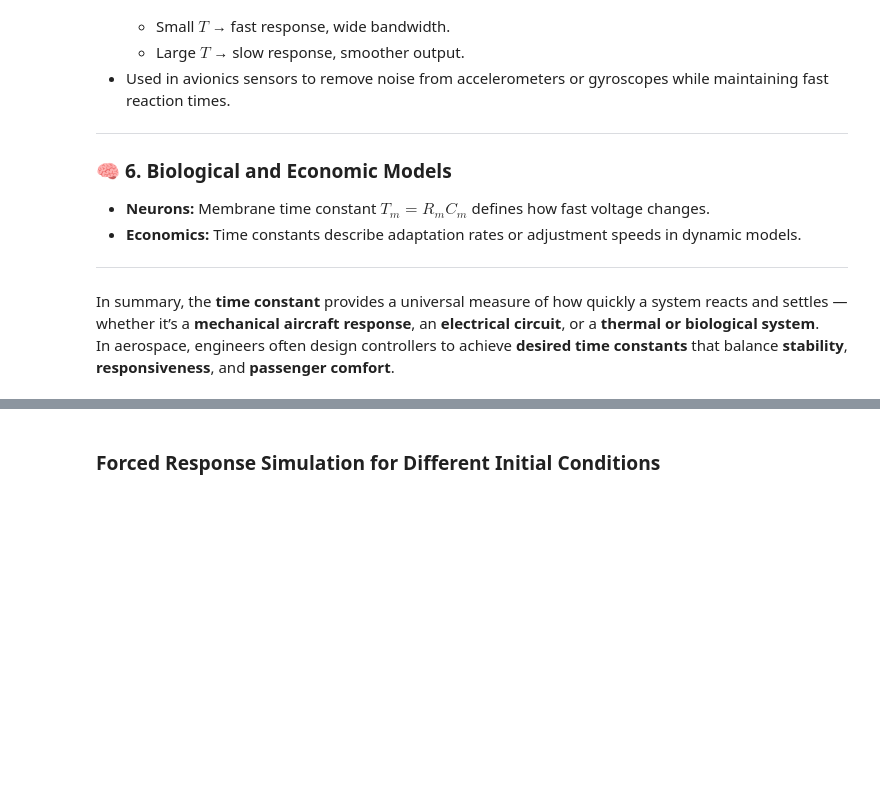
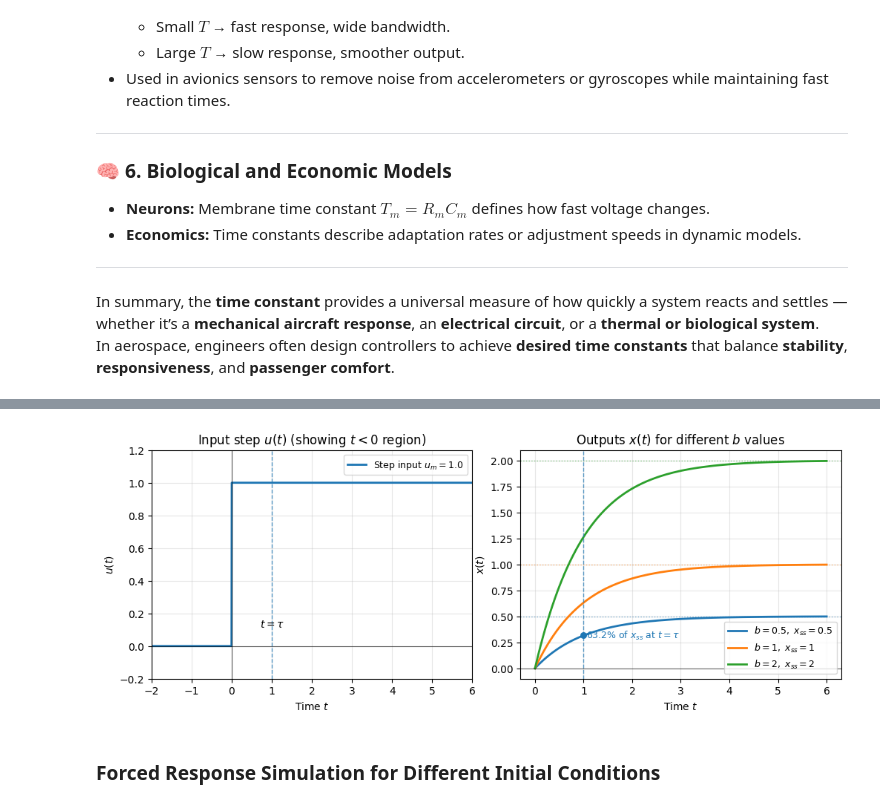
Before and after one commit to suann124/AIinTeaching_Archive, a Jupyter notebook: lectures/L4_Firstorder_1.ipynb, the cells around one changed output, grey strips where cells are left out. Cells and saved outputs as stored; diff of their text form; code cells hidden in the pictures; blank space fills up the shorter version.

```diff
--- a/lectures/L4_Firstorder_1.ipynb
+++ b/lectures/L4_Firstorder_1.ipynb
@@ -591,22 +492,22 @@ import matplotlib.pyplot as plt
 # Parameters
 x0 = 1.0
 t = np.linspace(0, 10, 400)
-a_values = [-0.5, -1, -2]  # asymptotically stable cases (a < 0)
+A_values = [-0.5, -1, -2]  # asymptotically stable cases (a < 0)
 colors = ['tab:blue', 'tab:orange', 'tab:green']  # consistent colors
 
 plt.figure(figsize=(8, 5))
 
-for a, color in zip(a_values, colors):
-    T = -1 / a
-    x = np.exp(a * t) * x0
-    plt.plot(t, x, color=color, label=f"$a = {a}$, $T = {T:.2f}$")
+for A, color in zip(A_values, colors):
+    T = -1 / A
+    x = np.exp(A * t) * x0
+    plt.plot(t, x, color=color, label=f"$A = {A}$, $T = {T:.2f}$")
 
     # Plot vertical dashed lines at 1T and 5T in same color
     for k, label_text in zip([1, 5], ['1T', '5T']):
         tT = k * T
         plt.axvline(tT, color=color, linestyle='--', linewidth=0.9)
-        plt.plot(tT, np.exp(a * tT) * x0, 'o', color=color)
-        plt.text(tT + 0.1, np.exp(a * tT) * x0, f"{label_text}",
+        plt.plot(tT, np.exp(A * tT) * x0, 'o', color=color)
+        plt.text(tT + 0.1, np.exp(A * tT) * x0, f"{label_text}",
                  color=color, va='center', fontsize=9)
 
 # Add horizontal e^{-k} reference lines
@@ -615,7 +516,7 @@ for k in range(1, 4):
     plt.text(8.15, np.exp(-k), f"$e^{{-{k}}}$", color='r', va='center', fontsize=9)
 
 # Labels and formatting
-plt.title(r"Free Response and Time Constant: $x(t) = e^{a t} x_0$")
+plt.title(r"Free Response and Time Constant: $x(t) = e^{A t} x_0$")
 plt.xlabel("Time $t$")
 plt.ylabel("$x(t)$")
 plt.grid(True, which='both', linestyle=':')
@@ -807,3 +710,80 @@ $$
+# %%
+# Corrected version: consistent legend and color mapping for b values
+
+import numpy as np
+import matplotlib.pyplot as plt
+
+def plot_inputs_outputs_multi_b(a=-1.0, b_values=(0.5, 1.0, 2.0),
+                                u_m=1.0, t_pre=2.0, t_end=8.0, n_pts=1200):
+    """
+    Consistent notation: x(t) = -(b/a) * u_m * (1 - e^{a t})
+    Shows input step (t<0 region) and responses for several b values.
+    """
+    if a >= 0:
+        raise ValueError("Use a < 0 for a stable first-order system.")
+    b_values = list(b_values)
+    if len(b_values) == 0:
+        raise ValueError("Provide at least one value in b_values.")
+
+    # Time setup
+    t_full = np.linspace(-t_pre, t_end, n_pts)
+    t = np.linspace(0.0, t_end, n_pts)
+    u = np.where(t_full >= 0, u_m, 0.0)
+    tau = 1.0 / abs(a)
+
+    # --- Figure setup ---
+    fig, axes = plt.subplots(1, 2, figsize=(12, 4), sharex=False, gridspec_kw=dict(wspace=0.15))
+    ax_u, ax_x = axes
+
+    # --- Left: Step input ---
+    ax_u.plot(t_full, u, linewidth=2, color='tab:blue', label=f"Step input $u_m={u_m}$")
+    ax_u.axhline(0, color='k', linewidth=0.8, alpha=0.6)
+    ax_u.axvline(0, color='k', linewidth=0.8, alpha=0.6)
+    ax_u.axvline(tau, linestyle='--', linewidth=1, alpha=0.7)
+    ax_u.text(tau, u_m*0.1, r"$t=\tau$", ha="center", va="bottom")
+    ax_u.set_xlim(-t_pre, t_end)
+    ax_u.set_ylim(-0.2*u_m, 1.2*u_m)
+    ax_u.set_title("Input step $u(t)$ (showing $t<0$ region)")
+    ax_u.set_xlabel("Time $t$")
+    ax_u.set_ylabel("$u(t)$")
+    ax_u.grid(True, alpha=0.3)
+    ax_u.legend(fontsize=9)
+
+    # --- Right: Outputs x(t) for multiple b values ---
+    cmap = plt.get_cmap('tab10')
+    legends = []
+
+    for i, b in enumerate(b_values):
+        color = cmap(i % 10)
+        x_ss = -(b/a) * u_m
+        x = x_ss * (1.0 - np.exp(a * t))
+        ax_x.plot(t, x, linewidth=2, color=color, label=fr"$b={b:g},\ x_{{ss}}={x_ss:g}$")
+        ax_x.axhline(x_ss, linestyle=':', linewidth=1, color=color, alpha=0.5)
+
+    # 63.2% marker for first curve
+    b0 = b_values[0]
+    xss0 = -(b0/a) * u_m
+    ax_x.scatter([tau], [xss0*(1 - np.e**-1)], s=30, zorder=5, color=cmap(0))
+    ax_x.annotate(r"$63.2\%$ of $x_{ss}$ at $t=\tau$",
+                  xy=(tau, xss0*(1 - np.e**-1)),
+                  xytext=(tau*1.05, xss0*(1 - np.e**-1)),
+                  ha="left", va="center", fontsize=9, color=cmap(0))
+
+    # axis formatting
+    ax_x.axhline(0, color='k', linewidth=0.8, alpha=0.6)
+    ax_x.axvline(tau, linestyle='--', linewidth=1, alpha=0.7)
+    ax_x.set_title("Outputs $x(t)$ for different $b$ values")
+    ax_x.set_xlabel("Time $t$")
+    ax_x.set_ylabel("$x(t)$")
+    ax_x.grid(True, alpha=0.3)
+    ax_x.legend(fontsize=9)
+
+    plt.show()
+
+# Example run
+plot_inputs_outputs_multi_b(a=-1.0, b_values=(0.5, 1.0, 2.0), u_m=1.0, t_pre=2.0, t_end=6.0)
+# %% [output]
+[figure, added]
 # %% [markdown]
 ### Forced Response Simulation for Different Initial Conditions
 # %%
```
Also changed, not shown: parts of 23 cells of this notebook.
